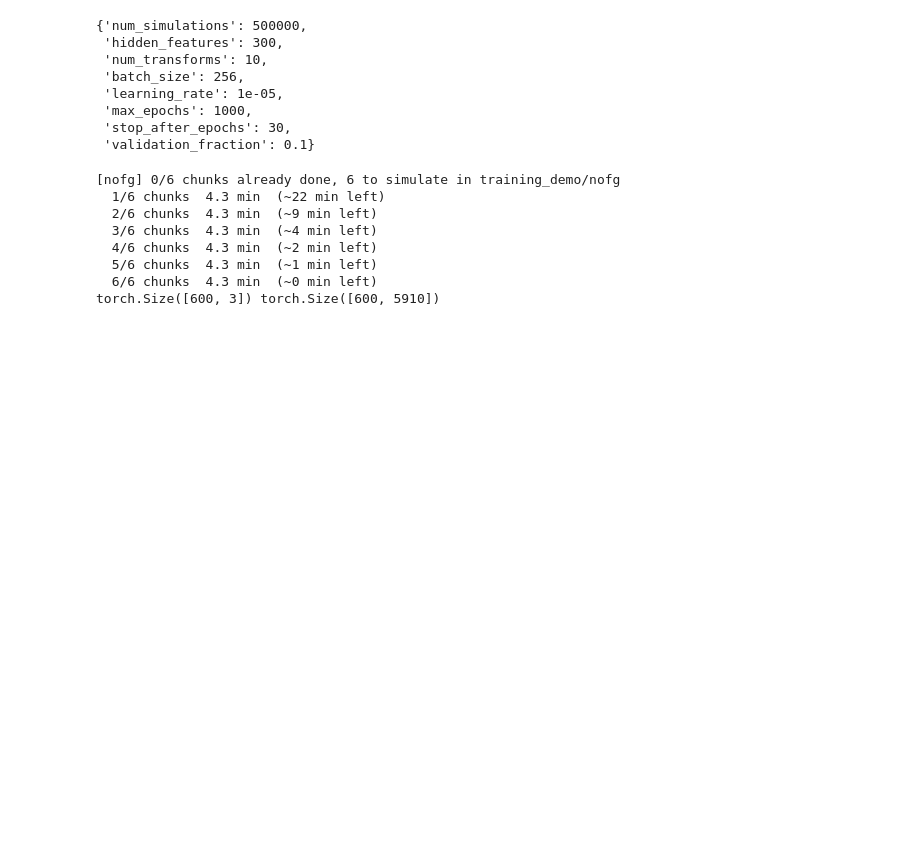
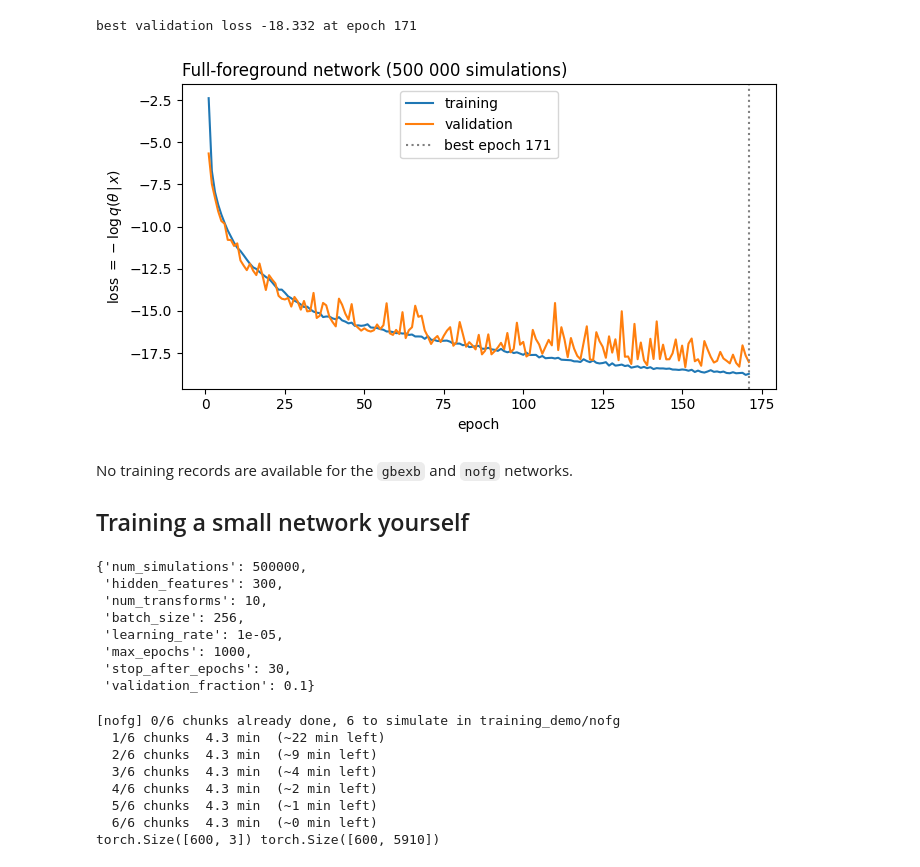
Before and after one commit to AndronikiDimitriou/GWBackFinder-foregrounds, a Jupyter notebook: examples/04_training.ipynb, the cells around one changed output. Drawn from its saved outputs; the diff is of its cells as text; code cells hidden in the pictures; blank space fills up the shorter version.

```diff
--- a/examples/04_training.ipynb
+++ b/examples/04_training.ipynb
@@ -17,3 +43,22 @@ from gwbf_foregrounds import NOFG, data, posterior, train
+# %%
+h = np.load("../results/training/full/history.npz")
+epochs = np.arange(1, len(h["train_losses"]) + 1)
+fig, ax = plt.subplots(figsize=(7, 4))
+ax.plot(epochs, h["train_losses"], label="training")
+ax.plot(epochs, h["valid_losses"], label="validation")
+ax.axvline(int(h["best_epoch"]), color="0.5", ls=":", label=f"best epoch {int(h['best_epoch'])}")
+ax.set_xlabel("epoch"); ax.set_ylabel(r"loss $= -\log q(\theta\,|\,x)$")
+ax.set_title("Full-foreground network (500 000 simulations)", loc="left")
+ax.legend(); fig.tight_layout()
+fig.savefig("../figures/training_curve_full.pdf", bbox_inches="tight")
+print(f"best validation loss {float(h['best_validation_loss']):.3f} at epoch {int(h['best_epoch'])}")
+# %% [output]
+best validation loss -18.332 at epoch 171
+[figure, added]
+# %% [markdown]
+No training records are available for the `gbexb` and `nofg` networks.
+
+## Training a small network yourself
 # %%
 train.DEFAULTS            # settings of the paper's full network
 # %% [output]
```
Also changed, not shown: parts of 3 cells of this notebook, 6 other files.
